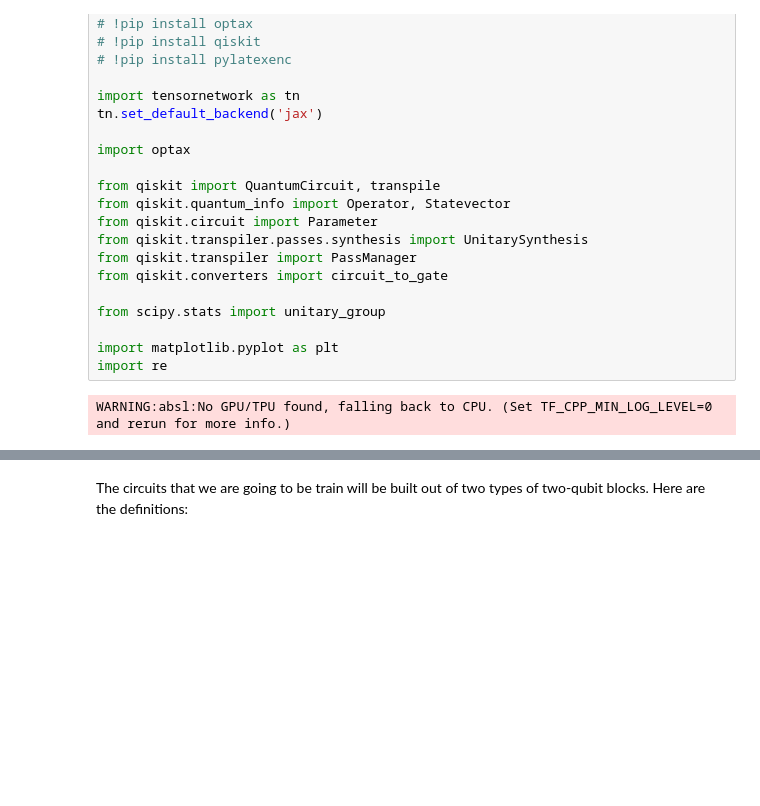
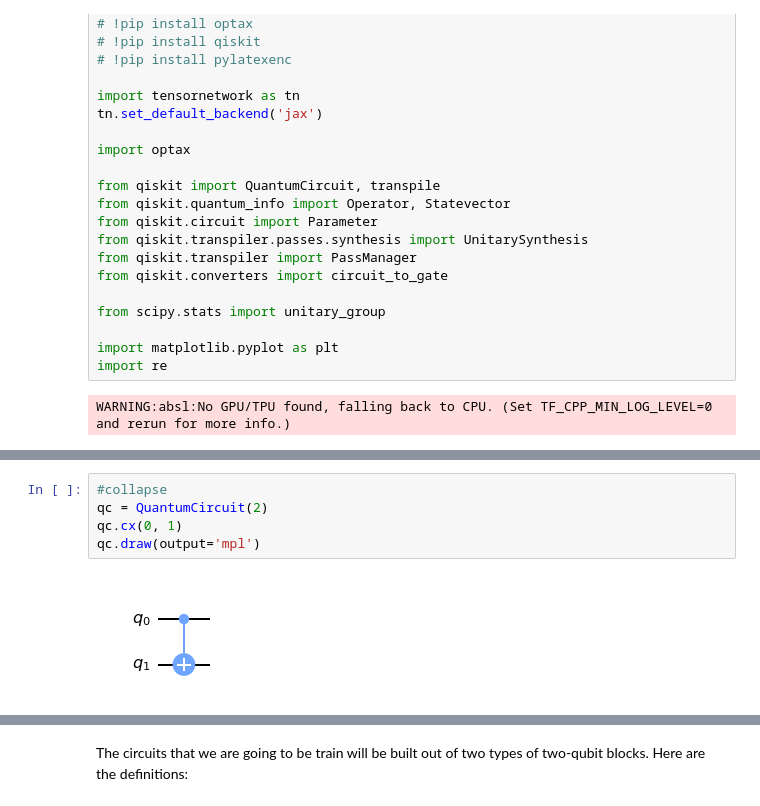
Before and after one commit to idnm/blog0, a Jupyter notebook: _notebooks/2021-09-30-Machine learning compilation of quantum circuits -- experiments.ipynb, the cells around one changed output, grey strips where cells are left out. Saved outputs shown, nothing was run; the diff lists cells and outputs as text; blank space fills up the shorter version.

```diff
--- a/_notebooks/2021-09-30-Machine learning compilation of quantum circuits -- experiments.ipynb
+++ b/_notebooks/2021-09-30-Machine learning compilation of quantum circuits -- experiments.ipynb
@@ -51,0 +52,7 @@ WARNING:absl:No GPU/TPU found, falling back to CPU. (Set TF_CPP_MIN_LOG_LEVEL=0
+# %%
+#collapse
+qc = QuantumCircuit(2)
+qc.cx(0, 1)
+qc.draw(output='mpl')
+# %% [output]
+[figure, added]
```
Also changed, not shown: parts of 22 cells of this notebook, 2 other files.
